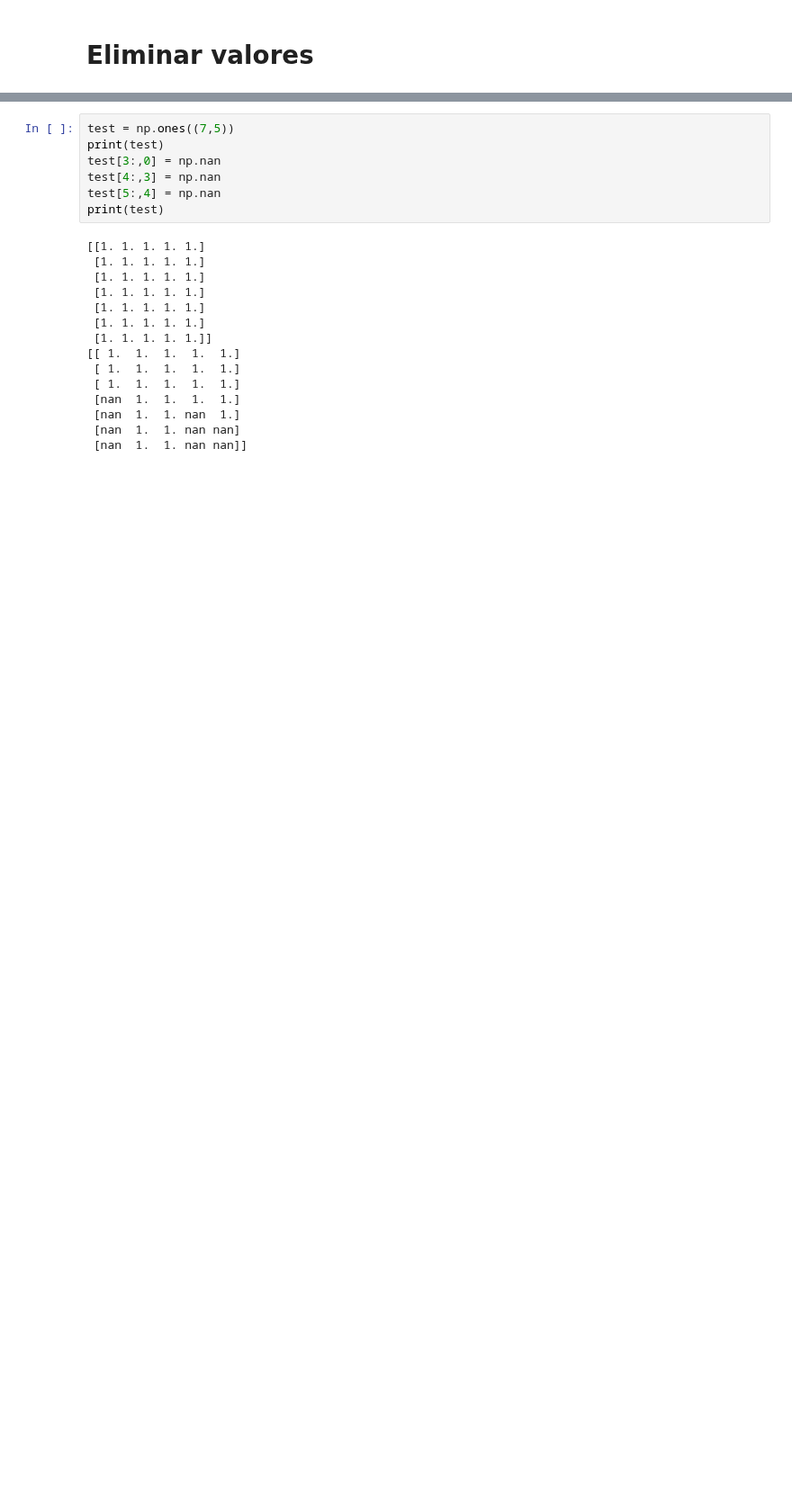
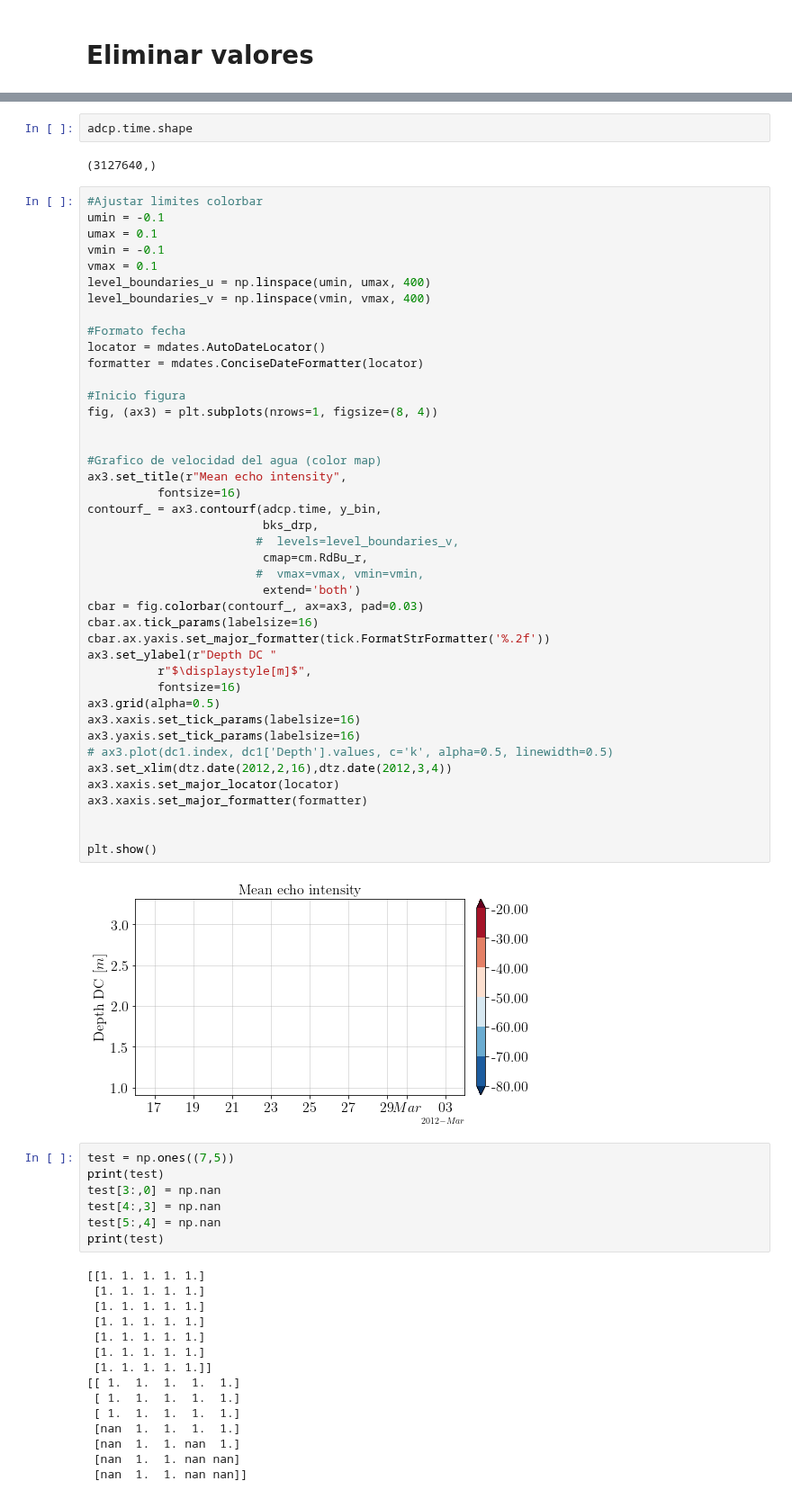
Before and after one commit to Dhannai/Thesis, a Jupyter notebook: febmar/adcp.ipynb, the cells around one changed output, grey strips where cells are left out. Shown at 90% size. Cells and saved outputs as stored; diff of their text form; blank space fills up the shorter version.

```diff
--- a/febmar/adcp.ipynb
+++ b/febmar/adcp.ipynb
@@ -172,3 +185,51 @@ array([[ 1.,  1.,  1.,  1.,  1.],
+# %%
+adcp.time.shape
+# %% [output]
+(3127640,)
+# %%
+#Ajustar limites colorbar
+umin = -0.1
+umax = 0.1
+vmin = -0.1
+vmax = 0.1
+level_boundaries_u = np.linspace(umin, umax, 400)
+level_boundaries_v = np.linspace(vmin, vmax, 400)
+
+#Formato fecha
+locator = mdates.AutoDateLocator()
+formatter = mdates.ConciseDateFormatter(locator)
+
+#Inicio figura
+fig, (ax3) = plt.subplots(nrows=1, figsize=(8, 4))
+
+
+#Grafico de velocidad del agua (color map)
+ax3.set_title(r"Mean echo intensity",
+          fontsize=16)
+contourf_ = ax3.contourf(adcp.time, y_bin,
+                         bks_drp,
+                        #  levels=level_boundaries_v,
+                         cmap=cm.RdBu_r,
+                        #  vmax=vmax, vmin=vmin,
+                         extend='both')
+cbar = fig.colorbar(contourf_, ax=ax3, pad=0.03)
+cbar.ax.tick_params(labelsize=16)
+cbar.ax.yaxis.set_major_formatter(tick.FormatStrFormatter('%.2f'))
+ax3.set_ylabel(r"Depth DC "
+          r"$\displaystyle[m]$",
+          fontsize=16)
+ax3.grid(alpha=0.5)
+ax3.xaxis.set_tick_params(labelsize=16)
+ax3.yaxis.set_tick_params(labelsize=16)
+# ax3.plot(dc1.index, dc1['Depth'].values, c='k', alpha=0.5, linewidth=0.5)
+ax3.set_xlim(dtz.date(2012,2,16),dtz.date(2012,3,4))
+ax3.xaxis.set_major_locator(locator)
+ax3.xaxis.set_major_formatter(formatter)
+
+
+plt.show()
+# %% [output]
+[figure, added]
 # %%
 test = np.ones((7,5))
 print(test)
```
Also changed, not shown: parts of 10 cells of this notebook.
